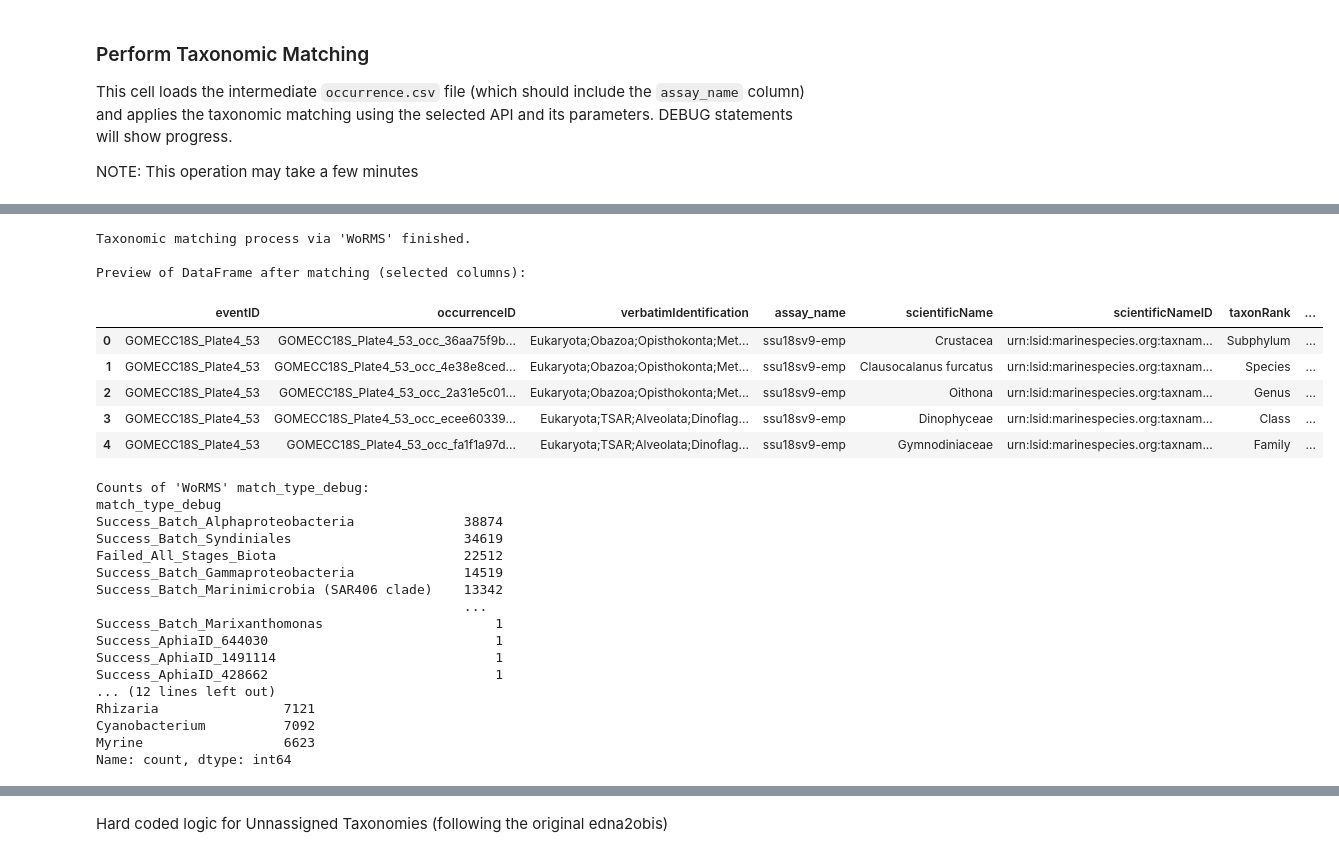
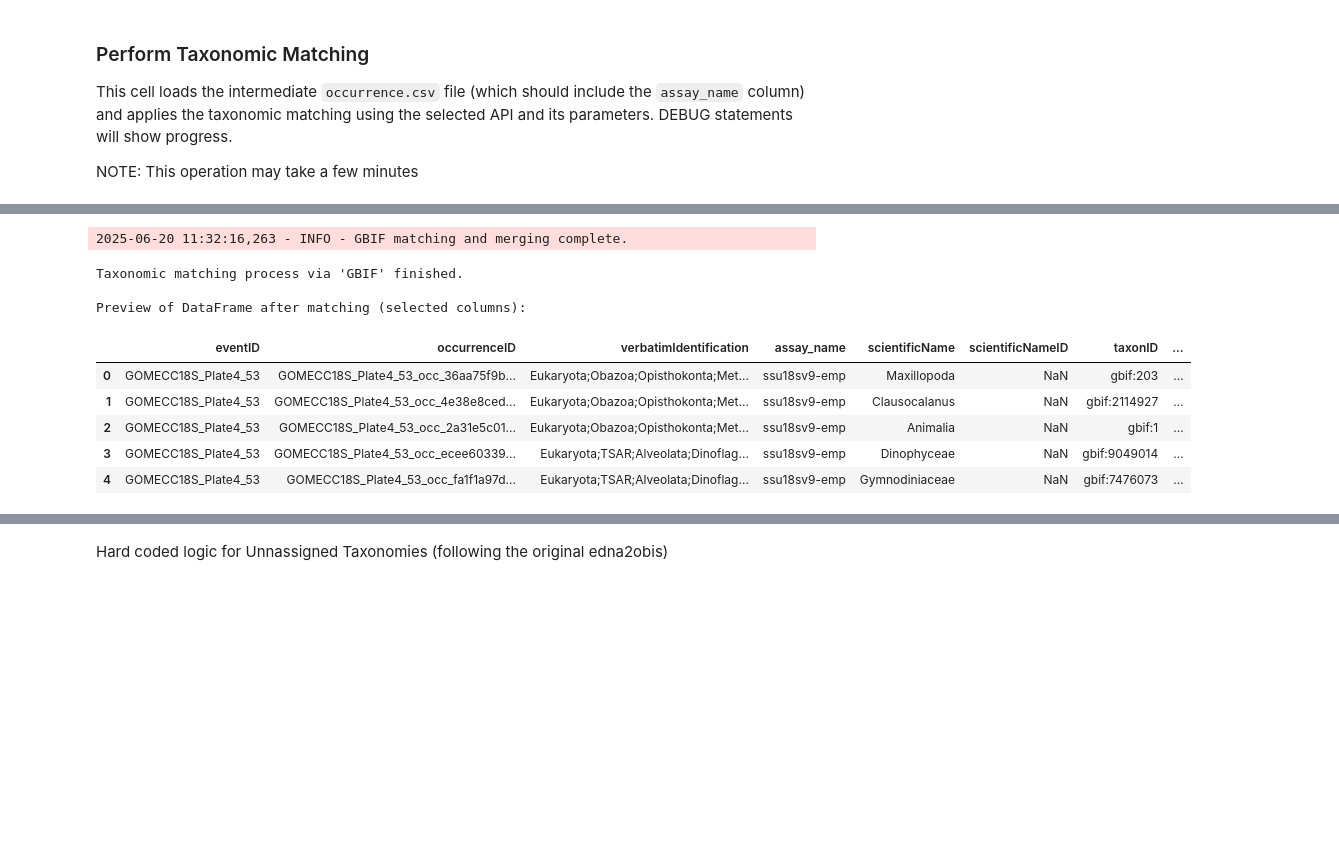
Before and after one commit to aomlomics/edna2obis, a Jupyter notebook: src-v3/edna2obis_conversion_code_v3.ipynb, the cells around one changed output, grey strips where cells are left out. Cells and saved outputs as stored; diff of their text form; code cells hidden in the pictures; blank space fills up the shorter version.

Commit message:
Improves results of GBIF taxonomic matching

```diff
--- a/src-v3/edna2obis_conversion_code_v3.ipynb
+++ b/src-v3/edna2obis_conversion_code_v3.ipynb
@@ -156,8 +157,8 @@ params['skip_columns']= ['samp_collect_notes','date_modified','modified_by']
 # STEP 4:
 # Specify which API you would like to use to assign taxonomy. Options are either WoRMS or GBIF
 # Taxonomic Assignment Parameters:
-params['taxonomic_api_source'] = 'WoRMS'
-# params['taxonomic_api_source'] = 'GBIF'
+# params['taxonomic_api_source'] = 'WoRMS'
+params['taxonomic_api_source'] = 'GBIF'
 
 
 # STEP 5:
@@ -167,7 +168,7 @@ params['taxonomic_api_source'] = 'WoRMS'
 # This should be the exact 'assay_name' value as found in your analysisMetadata sheets (cell D3)
 # and subsequently in the 'assay_name' column of the intermediate occurrence.csv
 params['user_defined_assays_to_skip_species'] = [
-    'ssu16sv4v5-emp',  # Example, replace with your actual 16S assay names
+    # 'ssu16sv4v5-emp',  # Example, replace with your actual 16S assay names
     # 'another_16s_assay_name_if_any',
 ]
 # %% [markdown]
@@ -831,7 +832,7 @@ print(f"🚀 Starting data processing for {len(params['datafiles'])} analysis ru
 DESIRED_OCCURRENCE_COLUMNS_IN_ORDER = [
     'eventID', 'organismQuantity', 'assay_name', 'occurrenceID', 'verbatimIdentification',
     'kingdom', 'phylum', 'class', 'order', 'family', 'genus',
-    'scientificName', 'scientificNameID',
+    'scientificName', 'scientificNameID', 'match_type_debug',
     'taxonRank', 'identificationRemarks',
     'taxonID', 'basisOfRecord', 'nameAccordingTo', 'organismQuantityType',
     'recordedBy', 'materialSampleID', 'sampleSizeValue', 'sampleSizeUnit',
@@ -1449,8 +1362,7 @@ This cell loads the intermediate `occurrence.csv` file (which should include the
 NOTE: This operation may take a few minutes
 # %%
 # --- Perform Taxonomic Matching ---
-# This cell calls the matching script which handles the API queries and
-# returns the full, taxonomically-enriched DataFrame, following the proven-working pattern.
+# This cell calls the correct matching script based on params['taxonomic_api_source']
 
 # This variable comes from the successful run of the cell that creates the combined occurrence core
 df_to_match = occ_all_final_output.copy()
@@ -1469,27 +1381,30 @@ else:
     print(f"\nStarting taxonomic matching using '{api_to_use}' API on {current_run_type} data...")
 
     occ_df_matched_with_api = pd.DataFrame()
+
+    # Consolidate all parameters needed by the matching scripts.
+    matching_params = {
+        'taxonomic_api_source': api_to_use,
+        'user_defined_assays_to_skip_species': params.get('user_defined_assays_to_skip_species', []),
+        'pr2_worms_dict': params.get('pr2_worms_dict', {}),
+        'assay_rank_info': params.get('assay_rank_info', {}),
+        'output_dir': params.get('output_dir', '../processed-v3/')
+    }
+
     if api_to_use == 'WoRMS':
-        # Consolidate all parameters needed by the matching script.
-        # This combines the structure from the user's working example with the new
-        # parameters needed for PR2/assay-specific logic.
-        matching_params = {
-            'taxonomic_api_source': 'WoRMS',
-            'assays_to_skip_species_match': params.get('user_defined_assays_to_skip_species', []),
-            'pr2_worms_dict': params.get('pr2_worms_dict', {}),
-            'assay_rank_info': params.get('assay_rank_info', {})
-        }
-
-        # Call the main function from the helper script.
-        # This function is expected to return the *entire* dataframe with taxonomic columns already added/updated.
-        # This avoids the large memory merge that caused the error previously.
         occ_df_matched_with_api = WoRMS_v3_matching.get_worms_match_for_dataframe(
             occurrence_df=df_to_match,
             params_dict=matching_params,
             n_proc=params.get('worms_n_proc', 0)
         )
+    elif api_to_use == 'GBIF':
+        occ_df_matched_with_api = GBIF_matching.get_gbif_match_for_dataframe(
+            occurrence_df=df_to_match,
+            params_dict=matching_params,
+            n_proc=params.get('gbif_n_proc', 0)
+        )
     else:
-        print(f"API '{api_to_use}' is not yet implemented.")
+        print(f"API '{api_to_use}' is not recognized or implemented. No matching performed.")
         occ_df_matched_with_api = df_to_match.copy()
 
     print(f"\nTaxonomic matching process via '{api_to_use}' finished.")
@@ -1498,7 +1413,7 @@ else:
     if not occ_df_matched_with_api.empty:
         print("\nPreview of DataFrame after matching (selected columns):")
         preview_cols = ['eventID', 'occurrenceID', 'verbatimIdentification', 'assay_name',
-                        'scientificName', 'scientificNameID', 'taxonRank', 'nameAccordingTo', 'match_type_debug'] + DWC_RANKS_STD
+                        'scientificName', 'scientificNameID', 'taxonID', 'taxonRank', 'nameAccordingTo', 'match_type_debug'] + DWC_RANKS_STD
         display_cols = [col for col in preview_cols if col in occ_df_matched_with_api.columns]
         display(occ_df_matched_with_api[display_cols].head())
 
@@ -1527,26 +1435,10 @@ Starting taxonomic matching using 'WoRMS' API on FULL DATASET data...
-Taxonomic matching process via 'WoRMS' finished.
-
-Preview of DataFrame after matching (selected columns):
+2025-06-20 11:32:16,263 - INFO - GBIF matching and merging complete.
+Taxonomic matching process via 'GBIF' finished.
+
+Preview of DataFrame after matching (selected columns):
-|  | eventID | occurrenceID | verbatimIdentification | assay_name | scientificName | scientificNameID | taxonRank | ... |
-| 0 | GOMECC18S_Plate4_53 | GOMECC18S_Plate4_53_occ_36aa75f9b... | Eukaryota;Obazoa;Opisthokonta;Met... | ssu18sv9-emp | Crustacea | urn:lsid:marinespecies.org:taxnam... | Subphylum | ... |
-| 1 | GOMECC18S_Plate4_53 | GOMECC18S_Plate4_53_occ_4e38e8ced... | Eukaryota;Obazoa;Opisthokonta;Met... | ssu18sv9-emp | Clausocalanus furcatus | urn:lsid:marinespecies.org:taxnam... | Species | ... |
-| 2 | GOMECC18S_Plate4_53 | GOMECC18S_Plate4_53_occ_2a31e5c01... | Eukaryota;Obazoa;Opisthokonta;Met... | ssu18sv9-emp | Oithona | urn:lsid:marinespecies.org:taxnam... | Genus | ... |
-| 3 | GOMECC18S_Plate4_53 | GOMECC18S_Plate4_53_occ_ecee60339... | Eukaryota;TSAR;Alveolata;Dinoflag... | ssu18sv9-emp | Dinophyceae | urn:lsid:marinespecies.org:taxnam... | Class | ... |
-| 4 | GOMECC18S_Plate4_53 | GOMECC18S_Plate4_53_occ_fa1f1a97d... | Eukaryota;TSAR;Alveolata;Dinoflag... | ssu18sv9-emp | Gymnodiniaceae | urn:lsid:marinespecies.org:taxnam... | Family | ... |
+|  | eventID | occurrenceID | verbatimIdentification | assay_name | scientificName | scientificNameID | taxonID | ... |
+| 0 | GOMECC18S_Plate4_53 | GOMECC18S_Plate4_53_occ_36aa75f9b... | Eukaryota;Obazoa;Opisthokonta;Met... | ssu18sv9-emp | Maxillopoda | NaN | gbif:203 | ... |
+| 1 | GOMECC18S_Plate4_53 | GOMECC18S_Plate4_53_occ_4e38e8ced... | Eukaryota;Obazoa;Opisthokonta;Met... | ssu18sv9-emp | Clausocalanus | NaN | gbif:2114927 | ... |
+| 2 | GOMECC18S_Plate4_53 | GOMECC18S_Plate4_53_occ_2a31e5c01... | Eukaryota;Obazoa;Opisthokonta;Met... | ssu18sv9-emp | Animalia | NaN | gbif:1 | ... |
+| 3 | GOMECC18S_Plate4_53 | GOMECC18S_Plate4_53_occ_ecee60339... | Eukaryota;TSAR;Alveolata;Dinoflag... | ssu18sv9-emp | Dinophyceae | NaN | gbif:9049014 | ... |
+| 4 | GOMECC18S_Plate4_53 | GOMECC18S_Plate4_53_occ_fa1f1a97d... | Eukaryota;TSAR;Alveolata;Dinoflag... | ssu18sv9-emp | Gymnodiniaceae | NaN | gbif:7476073 | ... |
-Counts of 'WoRMS' match_type_debug:
-match_type_debug
-Success_Batch_Alphaproteobacteria              38874
-Success_Batch_Syndiniales                      34619
-Failed_All_Stages_Biota                        22512
-Success_Batch_Gammaproteobacteria              14519
-Success_Batch_Marinimicrobia (SAR406 clade)    13342
-                                               ...
-Success_Batch_Marixanthomonas                      1
-Success_AphiaID_644030                             1
-Success_AphiaID_1491114                            1
-Success_AphiaID_428662                             1
-... (12 lines left out)
-Rhizaria                7121
-Cyanobacterium          7092
-Myrine                  6623
-Name: count, dtype: int64
```
Also changed, not shown: parts of 9 cells of this notebook, 2 other files.
